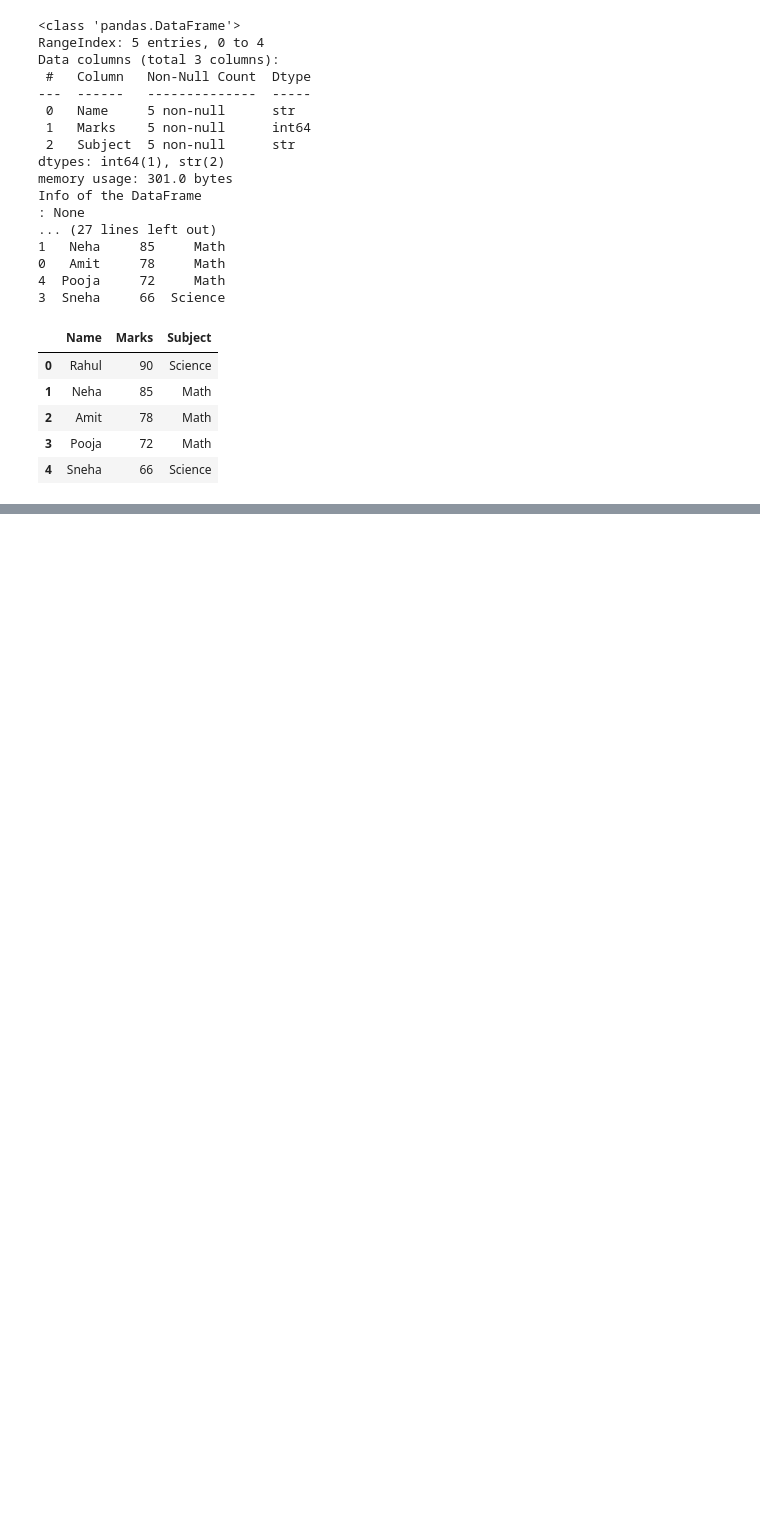
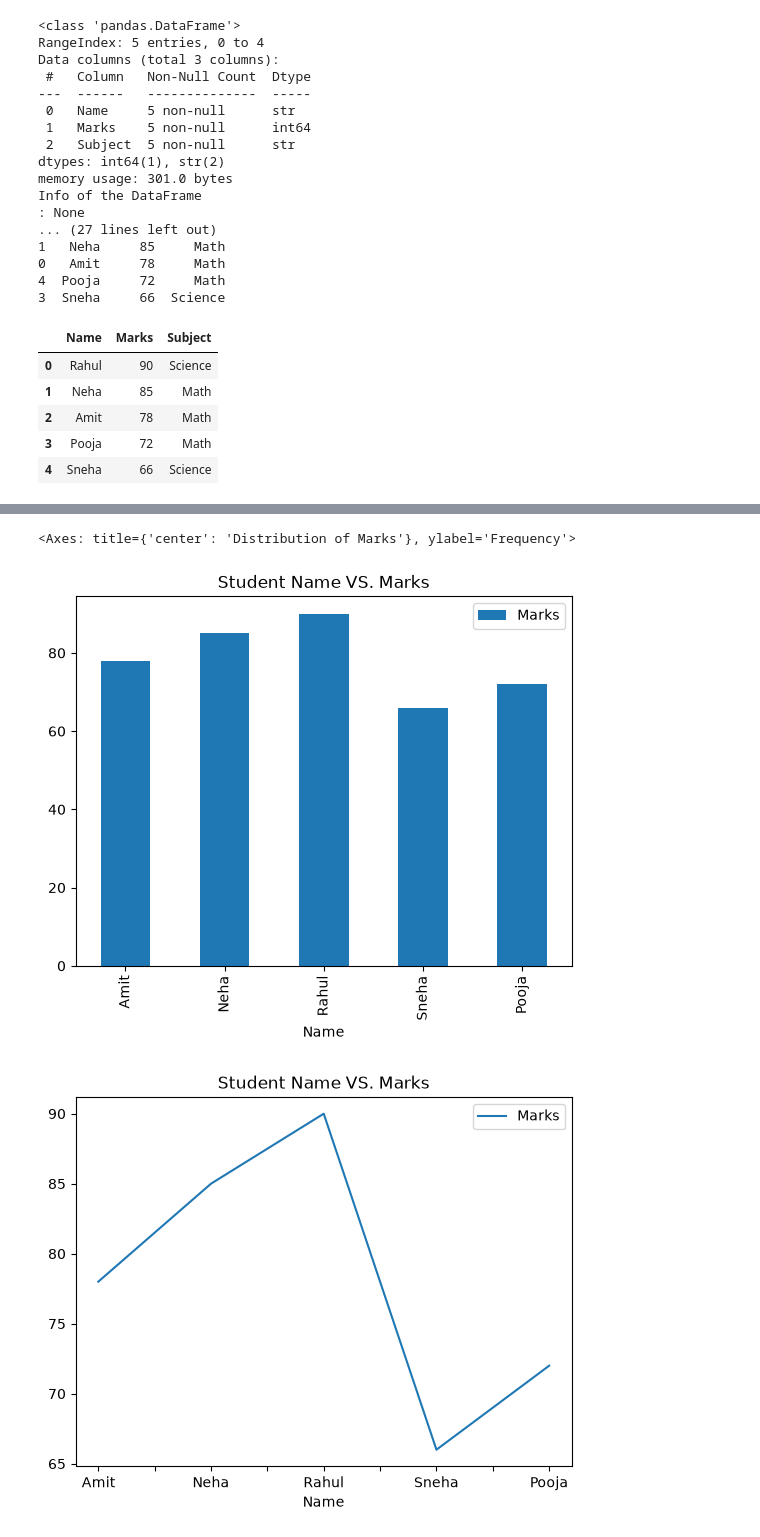
Before and after one commit to ashishsingh200/GEN-AI-COURSES, a Jupyter notebook: Assignments/GEN AI Assignment-10(ASHISH)/Assignment.ipynb, the cells around one changed output, grey strips where cells are left out. Drawn from its saved outputs; the diff is of its cells as text; code cells hidden in the pictures; blank space fills up the shorter version.

```diff
--- a/Assignments/GEN AI Assignment-10(ASHISH)/Assignment.ipynb
+++ b/Assignments/GEN AI Assignment-10(ASHISH)/Assignment.ipynb
@@ -196,2 +258,16 @@ Info of the DataFrame
 # %% [markdown]
 ![Task 1](images/task8.png)
+# %%
+#01-->plotting a bar graph of student names vs marks
+df.plot(kind='bar',x='Name',y='Marks',title='Student Name VS. Marks')
+
+
+#02-->plotting a line graph of marks
+df.plot(kind='line',x='Name',y='Marks',title='Student Name VS. Marks',legend=True)
+
+#03-->plotting a histogram marks
+df.plot(kind='hist',title='Distribution of Marks')
+# %% [output]
+<Axes: title={'center': 'Distribution of Marks'}, ylabel='Frequency'>
+[figure, added]
+[figure, added]
```
Also changed, not shown: parts of 4 cells of this notebook, 8 other files.
